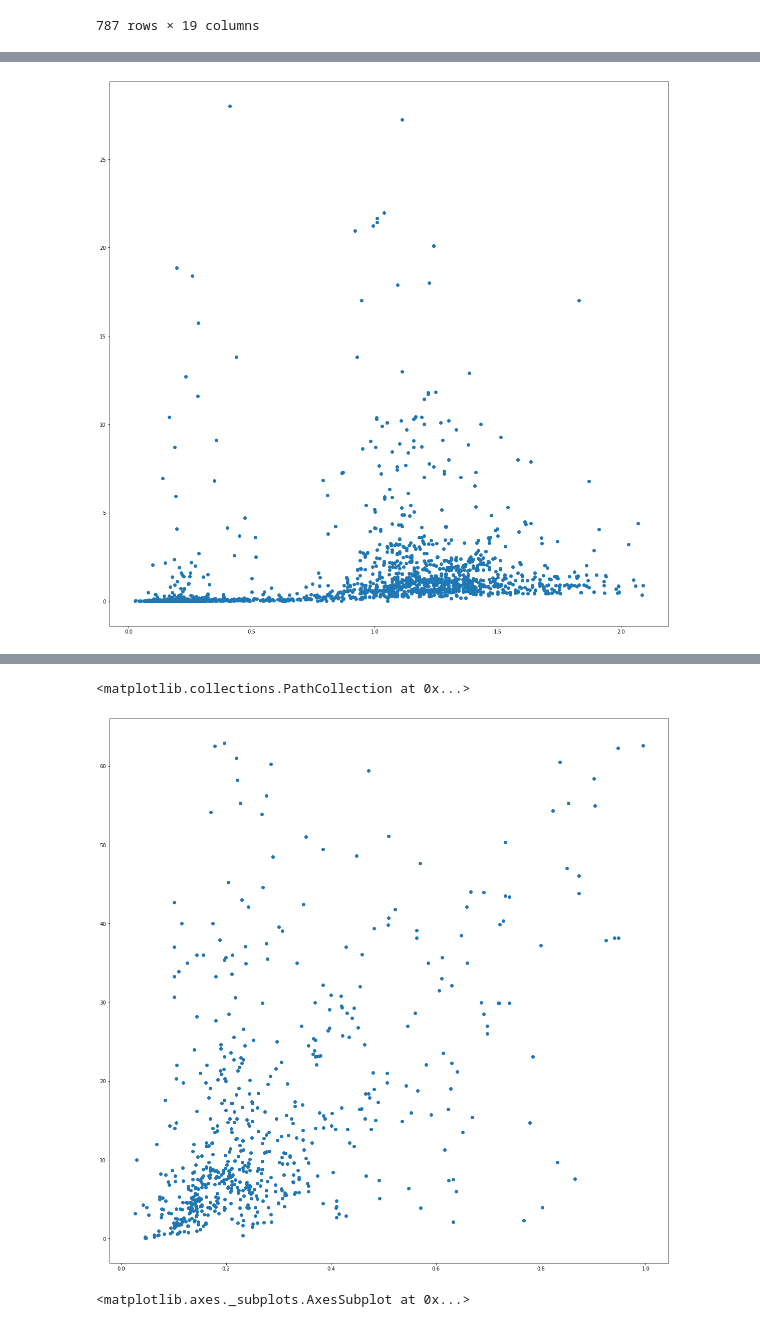
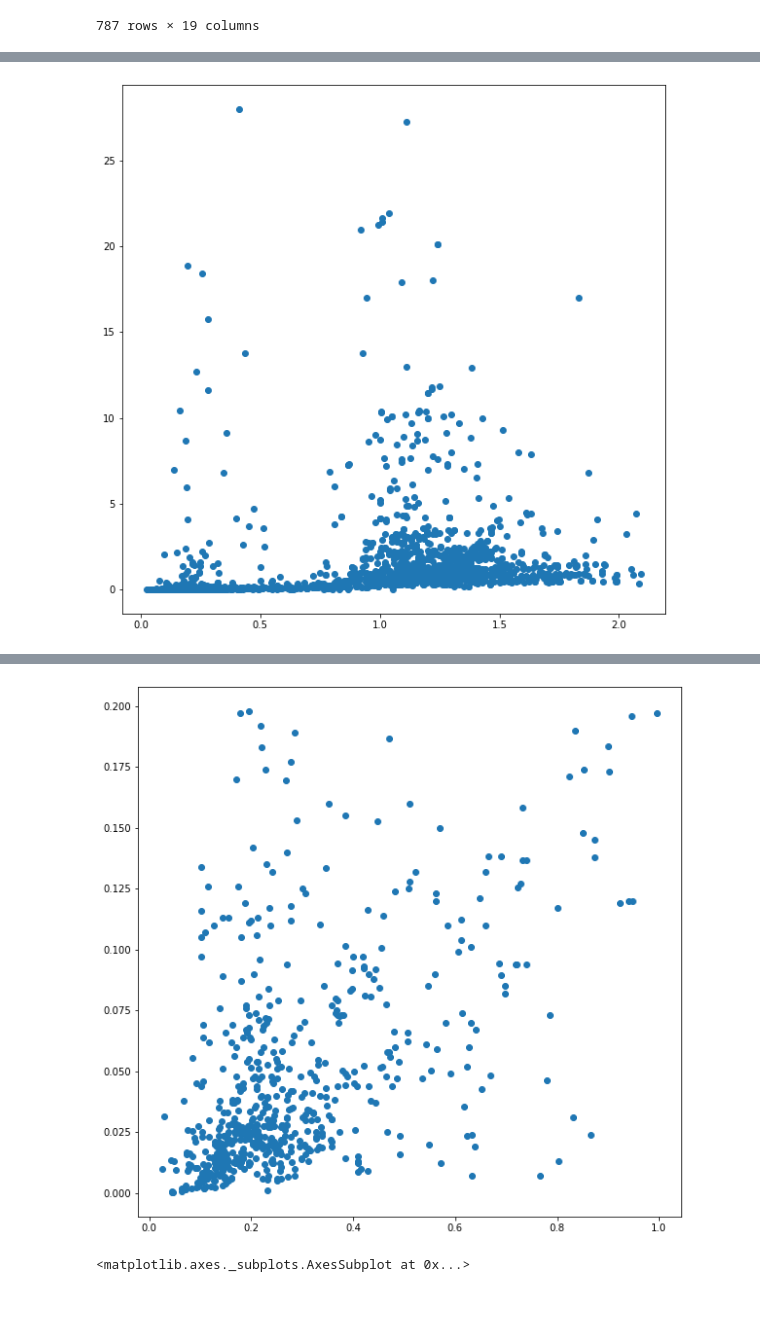
Before and after one commit to Crazyspaceman-hd/Exoplanets, a Jupyter notebook: Exoplanets.ipynb, the cells around one changed output, grey strips where cells are left out. Cells and saved outputs as stored; diff of their text form; code cells hidden in the pictures.

```diff
--- a/Exoplanets.ipynb
+++ b/Exoplanets.ipynb
@@ -151,11 +151,11 @@ Distance [pc]                        1909
 Gaia Magnitude                       1924
 dtype: int64
 # %%
-plt.figure(figsize=(20, 20))
+plt.figure(figsize=(10, 10))
 plt.scatter(size['Planet Radius [Jupiter Radius]'], size['Planet Mass [Jupiter Mass]'])
 plt.savefig('./Images/RadiusJvsMassJ')
 # %% [output]
-[figure, old version]
+[figure, new version]
 # %%
 small = full_df.dropna(subset=['Planet Radius [Jupiter Radius]', 'Planet Mass [Jupiter Mass]'])
 small.drop(small.index[small['Planet Radius [Jupiter Radius]'] == 0], inplace = True)
@@ -187,11 +187,11 @@ Distance [pc]                        632
 Gaia Magnitude                       640
 dtype: int64
 # %%
-plt.figure(figsize=(20, 20))
-plt.scatter((small['Planet Radius [Jupiter Radius]']), small['Planet Mass [Earth Mass]'])
+plt.figure(figsize=(10, 10))
+plt.scatter((small['Planet Radius [Jupiter Radius]']), small['Planet Mass [Jupiter Mass]'])
+plt.savefig('./Images/RadiusJvsMassJlow')
 # %% [output]
-<matplotlib.collections.PathCollection at 0x...>
-[figure, old version]
+[figure, new version]
 # %%
 system_size = star_specific.groupby('Number of Planets').agg({'Number of Stars':'count'})
 system_size.plot(kind='bar')
```
Also changed, not shown: parts of 5 cells of this notebook, 7 other files.
